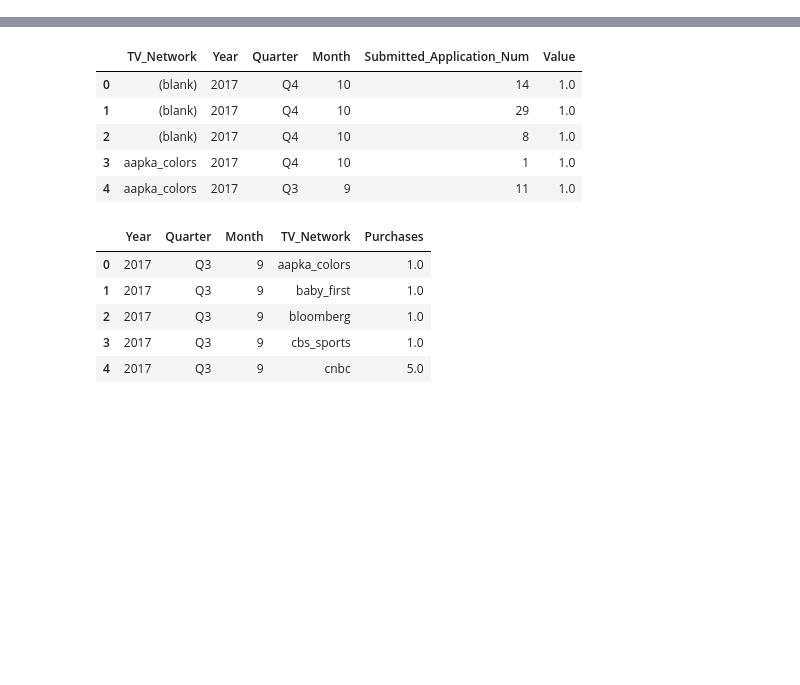
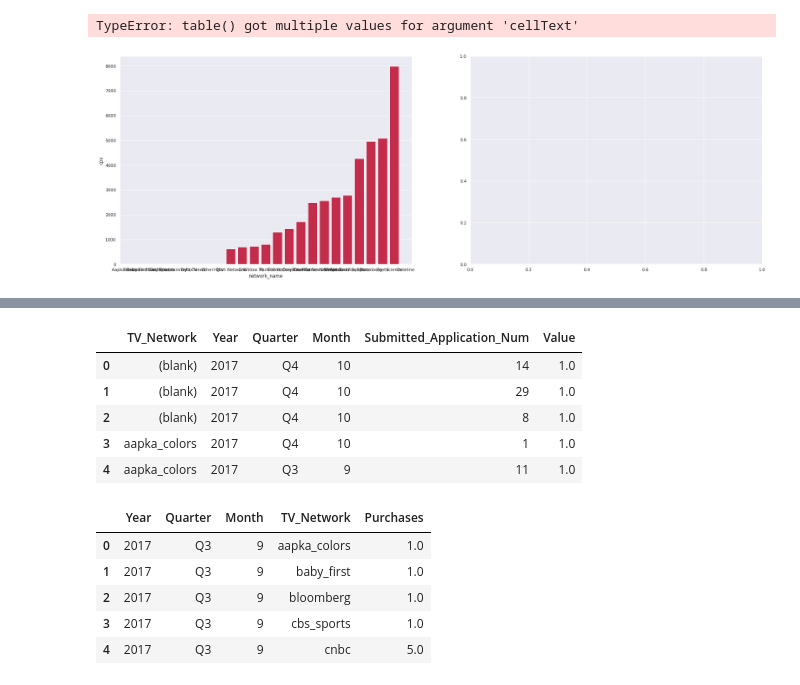
Before and after one commit to erikajane/Customer_XYZ_Tatari, a Jupyter notebook: Testing.ipynb, the cells around one changed output, grey strips where cells are left out. Cells and saved outputs as stored; diff of their text form; code cells hidden in the pictures; blank space fills up the shorter version.

```diff
--- a/Testing.ipynb
+++ b/Testing.ipynb
@@ -0,0 +237,5 @@
+# %%
+print_visuals(monthly_stats,['cpv','cpa','conversion_rate'])
+# %% [output]
+TypeError: table() got multiple values for argument 'cellText'
+[figure, added]
```
Also changed, not shown: parts of 22 cells of this notebook, 2 other files.
